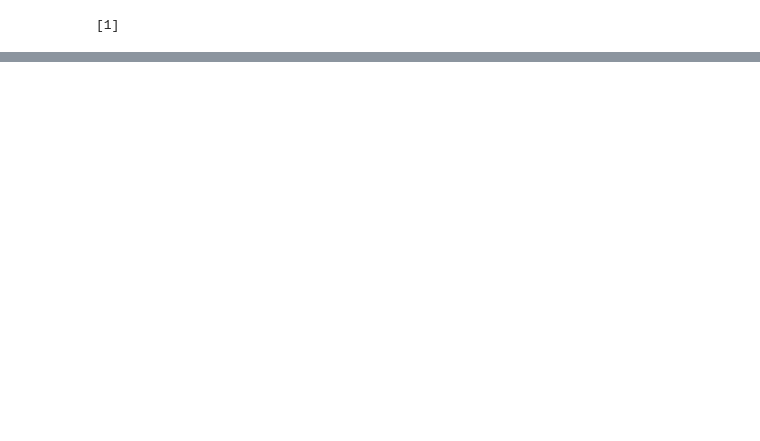
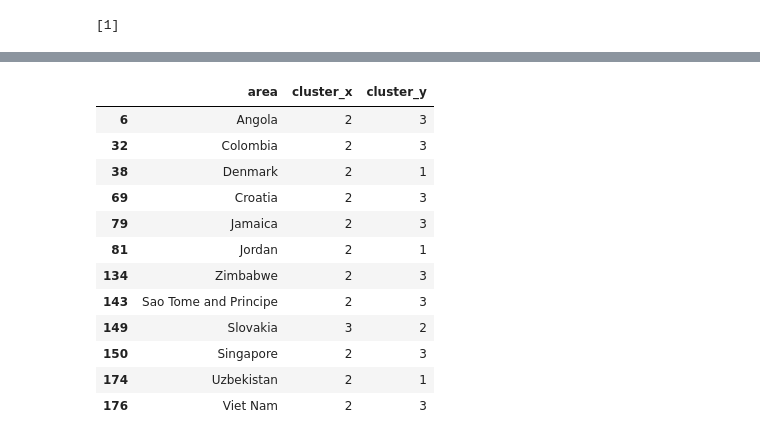
Before and after one commit to patymunoz/clustering, a Jupyter notebook: 2_k-means.ipynb, the cells around one changed output, grey strips where cells are left out. Saved outputs shown, nothing was run; the diff lists cells and outputs as text; code cells hidden in the pictures; blank space fills up the shorter version.

```diff
--- a/2_k-means.ipynb
+++ b/2_k-means.ipynb
@@ -154,0 +195,10 @@ print(new_labels)
+# %%
+output = data[['area', 'cluster']]
+# %%
+path_1=('./data/2_data_procesada/clustering_jerarquico.csv')
+data_1 = pd.read_csv(path_1, encoding='latin-1')
+# %%
+merge = data_1.merge(output, how='inner', on='area')
+# %%
+merge.cluster_x.replace({0:1,1:2,2:3}, inplace=True)
+merge.cluster_y.replace({0:3,1:2,2:1}, inplace=True)
@@ -154,0 +236,18 @@ print(new_labels)
+# %%
+#Lista de naciones en donde se asignó diferente clúster de acuerdo con el método jerárquico y no jerárquico
+items = [6,32,38,69,79,81,134,143,149,150,174,176]
+merge.filter(items=items, axis=0)
+# %% [output]
+|  | area | cluster_x | cluster_y |
+| 6 | Angola | 2 | 3 |
+| 32 | Colombia | 2 | 3 |
+| 38 | Denmark | 2 | 1 |
+| 69 | Croatia | 2 | 3 |
+| 79 | Jamaica | 2 | 3 |
+| 81 | Jordan | 2 | 1 |
+| 134 | Zimbabwe | 2 | 3 |
+| 143 | Sao Tome and Principe | 2 | 3 |
+| 149 | Slovakia | 3 | 2 |
+| 150 | Singapore | 2 | 3 |
+| 174 | Uzbekistan | 2 | 1 |
+| 176 | Viet Nam | 2 | 3 |
```
Also changed, not shown: parts of 17 cells of this notebook, 2 other files.
